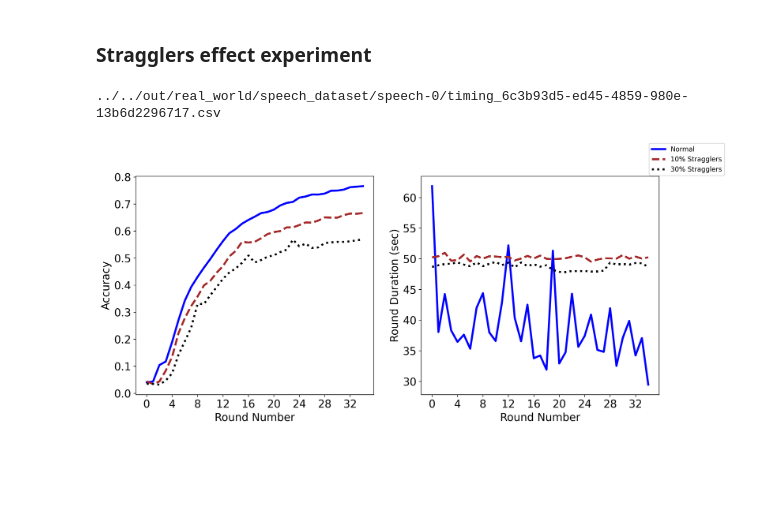
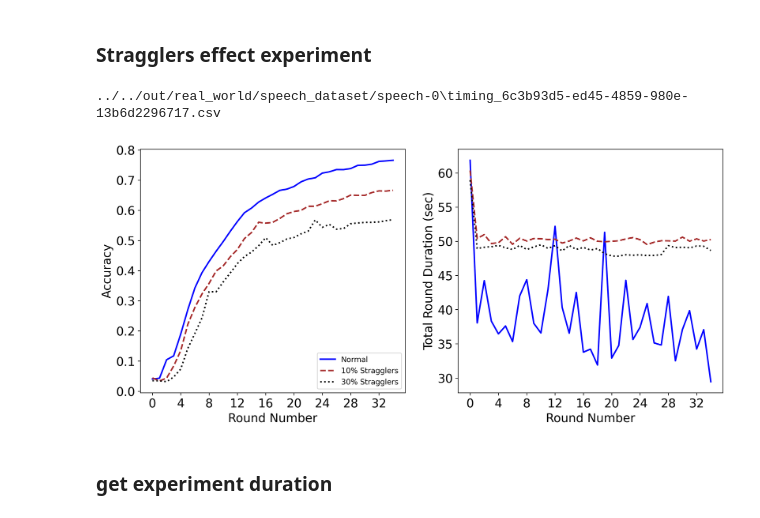
Before and after one commit to Serverless-Federated-Learning/FedLesScan, a Jupyter notebook: experiment/plots/Graphs.ipynb, the cells around one changed output. Drawn from its saved outputs; the diff is of its cells as text; code cells hidden in the pictures; blank space fills up the shorter version.

Commit message:
add plots

```diff
--- a/experiment/plots/Graphs.ipynb
+++ b/experiment/plots/Graphs.ipynb
@@ -198,5 +198,27 @@ def plot_array(x_data, y_data,x_label,y_label, plt,title,plot_type, line_style="
 # %% [markdown]
 ### Stragglers effect experiment
+# %%
+def plot_array(x_data, y_data,x_label,y_label, plt,title,plot_type, line_style="solid",strategy_name = None,color="blue"):
+    # line type is a string refering to line
+
+    # data.plot(kind='line',x=x_axis_col,y=y_axis_col,ax=plt.gca())
+    fig,sub_plt = plt
+    sub_plt.set_xlabel(x_label,fontsize = axis_font)
+    sub_plt.set_ylabel(y_label,fontsize = axis_font)
+    sub_plt.tick_params(axis='x', labelsize=axis_font)
+    sub_plt.tick_params(axis='y', labelsize=axis_font)
+    # sub_plt.set_title(title)
+    sub_plt.xaxis.set_major_locator(MaxNLocator(integer=True))
+    # sub_plt.set_xticks()
+    # sub_plt.set_yticks(np.arange(0,100,10))
+
+    l = None
+    if plot_type == "line":
+      l,=  sub_plt.plot(x_data,y_data,linestyle=line_style,label=strategy_name,linewidth=2,color=color)
+    elif plot_type == "violin":
+      l,=  sub_plt.violinplot(x_data,y_data,label=strategy_name)
+    elif plot_type == "bar":
+      l,=  sub_plt.bar(x_data,y_data,label=strategy_name)
 # %%
 from plot_scripts import get_dir_session_files
 import matplotlib as mpl
@@ -228,7 +250,7 @@ def plot_figure(file_path, x_axis_col, y_axis_col,x_label,y_label, plt,title,plo
     sub_plt.xaxis.set_major_locator(MaxNLocator(integer=True))
     # sub_plt.set_xticks()
     # sub_plt.set_yticks(np.arange(0,100,10))
-    l,=  sub_plt.plot(x_data,y_data,linestyle=line_style,label=strategy_name,linewidth=3,color=color)
+    l,=  sub_plt.plot(x_data,y_data,linestyle=line_style,label=strategy_name,linewidth=2,color=color)
 
 
 
@@ -242,7 +264,7 @@ perc_3_timing = perc_3[1]
 print(zero_timing)
 plot,axis = plt.subplots(1, 2,figsize=(14,6),squeeze=True)
 x_labels = [("round_id", "Round Number"),("round_id", "Round Number"),("round_id", "Round Number"),("round_id", "Round Number")]
-y_labels = [("succs", "EUR"),("global_test_accuracy","Accuracy"),("global_test_loss","Loss"),("round_seconds","Round Duration (sec)")]
+y_labels = [("succs", "EUR"),("global_test_accuracy","Accuracy"),("global_test_loss","Loss"),("round_seconds","Total Round Duration (sec)")]
 
 
 plot_figure(zero_timing,x_labels[1][0],y_labels[1][0],x_labels[1][1],y_labels[1][1],(plot,axis[0]),title="Effect of Stragglers",plot_type="line",line_style="solid",strategy_name = "Normal",color='blue')
@@ -263,36 +285,38 @@ def adapt_st(file_path,skip=False):
     for idx,d in data.iterrows():
         agg_seconds = d[2]
         client_seconds = d[4]
-        total_sec = d[3]
+        # total_sec = d[3]
         estimated_time = 0
         if not skip:
             estimated_time = max(client_seconds,45)+agg_seconds
         else:
             estimated_time =  client_seconds+agg_seconds
 
         timing_1_estimate = np.append(timing_1_estimate,estimated_time)
         # print(agg_seconds,client_seconds,total_sec,timing_1_estimate)
         # break
         if idx ==34:
             break
     return x_data,timing_1_estimate
   # break
 
 
 normal_x_data,normal_y_data = adapt_st(zero_timing,skip=True)
 plot_array(normal_x_data,normal_y_data,x_labels[1][1],y_labels[3][1],(plot,axis[1]),title="Effect of Stragglers",plot_type="line",line_style="solid",color='blue')
 
 perc1_x_data,perc1_y_data = adapt_st(perc_1_timing)
 plot_array(perc1_x_data,perc1_y_data,x_labels[1][1],y_labels[3][1],(plot,axis[1]),title="Effect of Stragglers",plot_type="line",line_style="dashed",color='brown')
 
 perc3_x_data,perc3_y_data = adapt_st(perc_3_timing)
 plot_array(perc3_x_data,perc3_y_data,x_labels[1][1],y_labels[3][1],(plot,axis[1]),title="Effect of Stragglers",plot_type="line",line_style="dotted",color='black')
 
 # plot_figure(perc_3_timing,x_labels[1][0],y_labels[1][0],x_labels[1][1],y_labels[1][1],(plot,axis[0]),title="Effect of Stragglers",plot_type="line",line_style="dotted",strategy_name = "30% Stragglers",color='Black')
 
-leg = plot.legend(loc='upper right')
+leg = axis[0].legend(loc='lower right')
 
 plot.savefig(f'./stragglers_problem.pdf', bbox_inches='tight',dpi = DPI)
 # %% [output]
-../../out/real_world/speech_dataset/speech-0/timing_6c3b93d5-ed45-4859-980e-13b6d2296717.csv
+../../out/real_world/speech_dataset/speech-0\timing_6c3b93d5-ed45-4859-980e-13b6d2296717.csv
-[figure, old version]
+[figure, new version]
+# %% [markdown]
+### get experiment duration
```
Also changed, not shown: parts of 10 cells of this notebook, 23 other files.
